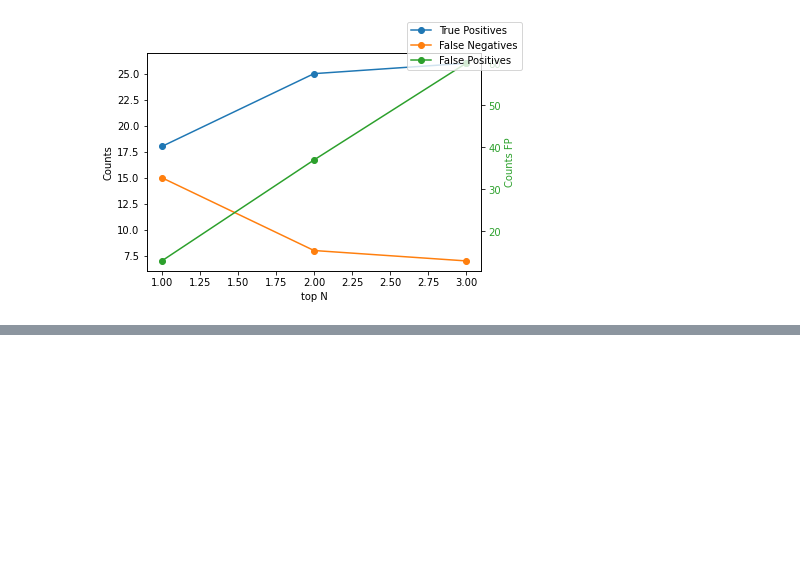
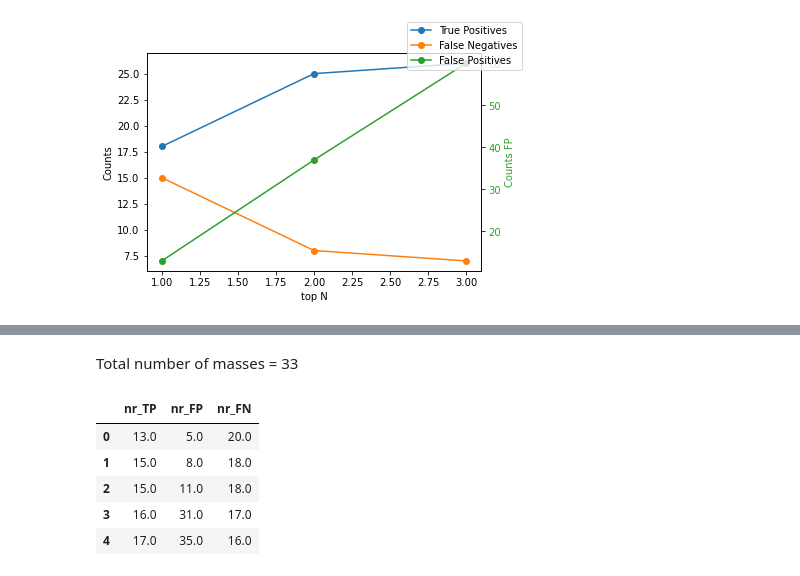
Before and after one commit to andreaberti11235/detection_analysis, a Jupyter notebook: plot_count_ensemble.ipynb, the cells around one changed output, grey strips where cells are left out. Saved outputs shown, nothing was run; the diff lists cells and outputs as text; code cells hidden in the pictures; blank space fills up the shorter version.

```diff
--- a/plot_count_ensemble.ipynb
+++ b/plot_count_ensemble.ipynb
@@ -157,0 +160,2 @@ fig.legend()
+# %% [markdown]
+Total number of masses = 33
@@ -157,0 +165,9 @@ fig.legend()
+# %%
+df
+# %% [output]
+|  | nr_TP | nr_FP | nr_FN |
+| 0 | 13.0 | 5.0 | 20.0 |
+| 1 | 15.0 | 8.0 | 18.0 |
+| 2 | 15.0 | 11.0 | 18.0 |
+| 3 | 16.0 | 31.0 | 17.0 |
+| 4 | 17.0 | 35.0 | 16.0 |
```
Also changed, not shown: parts of 4 cells of this notebook.
